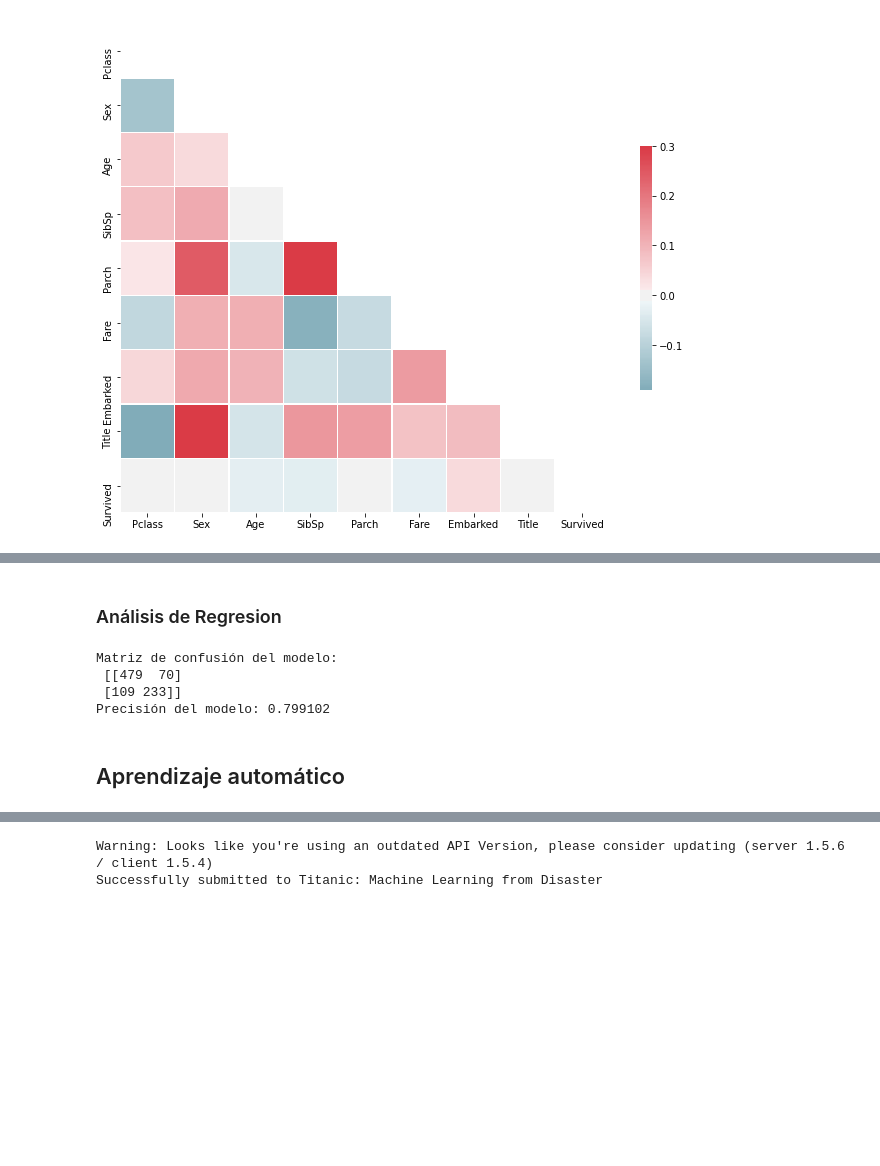
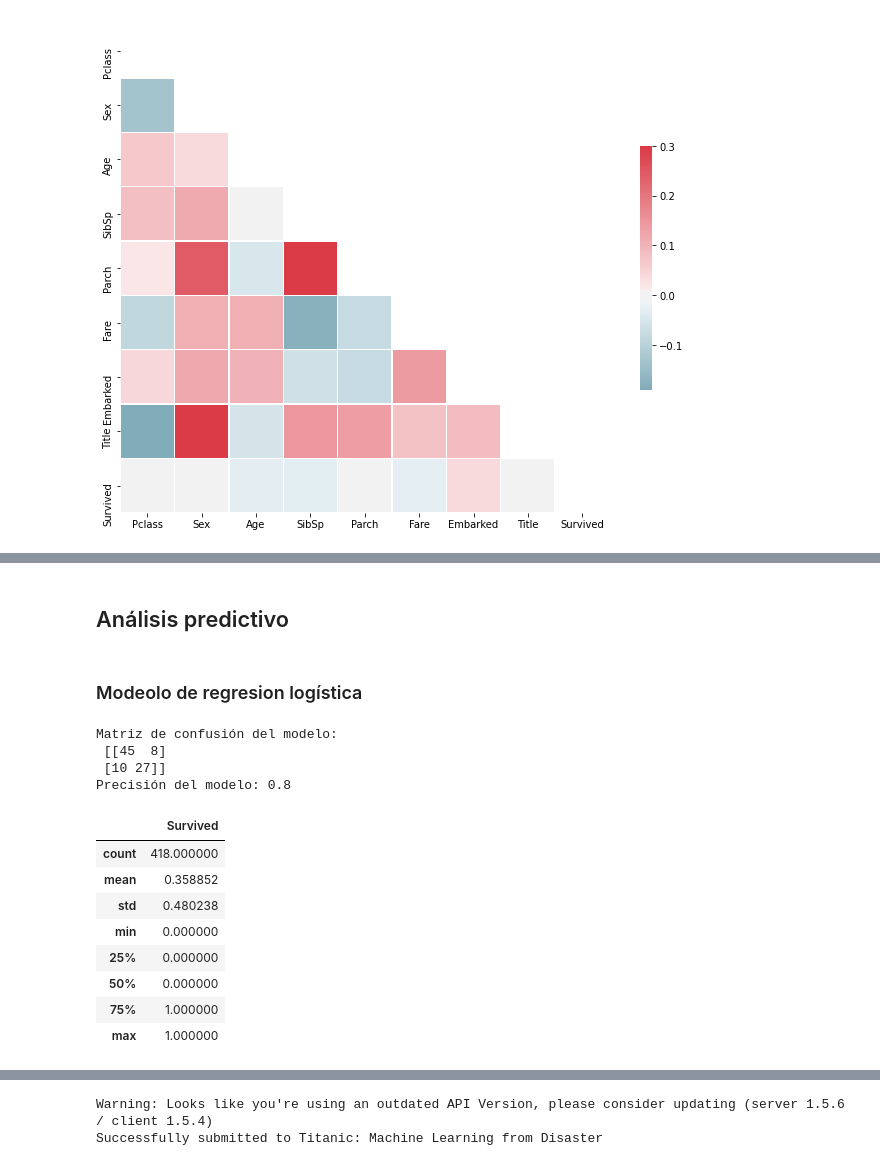
Before and after one commit to dmar10862/uoc_tipologia_y_ciclo_de_vida_de_los_datos_practica_2, a Jupyter notebook: src/UOC_M2851_DataAnalysis.ipynb, the cells around one changed output, grey strips where cells are left out. Drawn from its saved outputs; the diff is of its cells as text; code cells hidden in the pictures; blank space fills up the shorter version.

```diff
--- a/src/UOC_M2851_DataAnalysis.ipynb
+++ b/src/UOC_M2851_DataAnalysis.ipynb
@@ -53,7 +53,11 @@ fare_categories = 10
 # Dimensiones a eliminar después del análisis PCA
 dimensions_to_remove = 0
 
-# Modelado
+# Modelos predictivos
+# Proporción de muestras de validación
+val_size = 0.1
+
+# Modelado de red neuronal
 # Número de neuronas de la capa oculta
 neurons = 32
 # Ratio de aprendizaje
@@ -65,6 +69,12 @@ batch_size = 1
 # Pacieiencia o número de épocas en las que se permite que el que el error obtenido
 # supere al anterior error antes de parar el proceso de entrenamiento
 patience = 10
+
+# Subir predicciones a Kaggle
+# Subir predicciones del modelo de regresión
+lr_pred_to_kaggle = True
+# Subir predicciones del modelo de red neuronal
+ann_pred_to_kaggle = True
 # %% [markdown]
 # Librerias
 # %%
@@ -1090,2 +1070,2 @@ Warnings:
 # %% [markdown]
-### Análisis de Regresion
+## Análisis predictivo
@@ -1092,22 +1076,35 @@ Warnings:
+# %% [markdown]
+### Modeolo de regresion logística
 # %%
 # Se genera un modelo de regresión logística a partir del subconjunto de
 # datos de entrenamiento
-clf = LogisticRegression(solver = 'lbfgs')
-clf.fit(X_train, y_train.values.ravel())
+model_lr = LogisticRegression(solver = 'lbfgs')
+model_lr.fit(X_train, y_train.values.ravel())
 
-# Se valida el modelo comparando las predicciones realizadas a partir
-# del subconjunto de datos de validación con los valores reales
-y_pred = clf.predict(X_train)
+# Precisión del modelo de regresión logística
+y_pred_lr = model_lr.predict(X_val)
 
-train_acc = round(accuracy_score(y_train, y_pred, normalize=True),6)
-cmatrix_train = confusion_matrix(y_train, y_pred)
+val_acc_lr = round(accuracy_score(y_val, y_pred_lr, normalize=True),6)
+val_cmatrix_lr = confusion_matrix(y_val, y_pred_lr)
 
-print('Matriz de confusión del modelo:\n', cmatrix_train)
-print('Precisión del modelo:', train_acc)
+print('Matriz de confusión del modelo:\n', val_cmatrix_lr)
+print('Precisión del modelo:', val_acc_lr)
 # %% [output]
 Matriz de confusión del modelo:
- [[479  70]
- [109 233]]
-Precisión del modelo: 0.799102
+ [[45  8]
+ [10 27]]
+Precisión del modelo: 0.8
-# %% [markdown]
-## Aprendizaje automático
+# %%
+# Generar DataFrame de predicciones a partir del DataFrame de test
+df_pred_lr = pd.DataFrame(model_lr.predict(X_test), columns=['Survived'], index =  df_test.index)
+display(df_pred_lr.describe())
+# %% [output]
+|  | Survived |
+| count | 418.000000 |
+| mean | 0.358852 |
+| std | 0.480238 |
+| min | 0.000000 |
+| 25% | 0.000000 |
+| 50% | 0.000000 |
+| 75% | 1.000000 |
+| max | 1.000000 |
```
Also changed, not shown: parts of 42 cells of this notebook.
